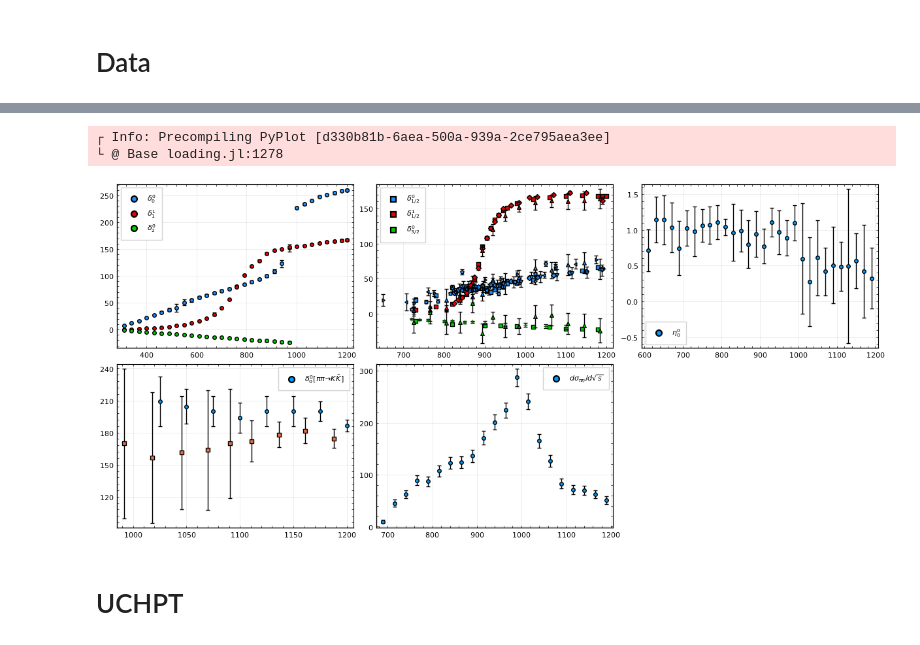
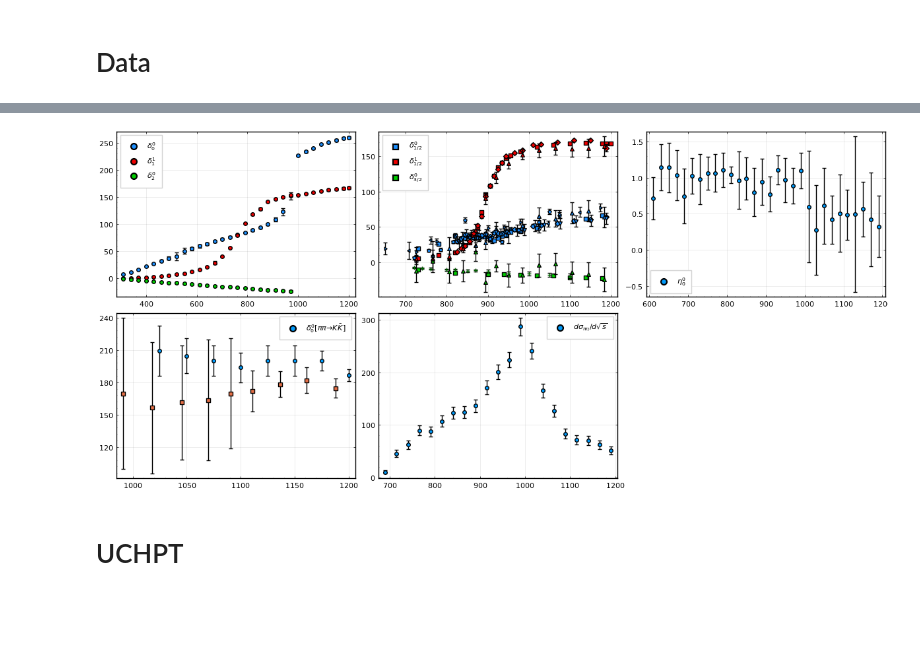
Before and after one commit to linqiu15/IAMfit, a Jupyter notebook: iamfit.ipynb, the cells around one changed output, grey strips where cells are left out. Drawn from its saved outputs; the diff is of its cells as text; code cells hidden in the pictures; blank space fills up the shorter version.

```diff
--- a/iamfit.ipynb
+++ b/iamfit.ipynb
@@ -57,16 +64,16 @@ data_GKPRY_ππ00_eta_df = DataFrame!(CSV.File("./datajl/pipikk/eta00_Roy-GKPY_P
 # join(data_GKPRY_ππ00_df, data_GKPRY_ππ11_df, data_GKPRY_ππ20_df, on = :w, makeunique=true)
 # %%
 # Cohen et al., PRD22,2595 (1980)
-data_ππkk00_Cohen_df = DataFrame!(CSV.File("./datajl/pipikk/pipikk-Cohen-PRD22_2595.dat", header = [:w, :δ, :err],
+data_ππkk00_Cohen_df = DataFrame(CSV.File("./datajl/pipikk/pipikk-Cohen-PRD22_2595.dat", header = [:w, :δ, :err],
         delim='\t', ignorerepeated=true))
 # Martin and Ozmutlu, NPB158,520 (1979); 9 points below 1.2 GeV
-data_ππkk00_Martin_df = DataFrame!(CSV.File("./datajl/pipikk/pipikk-Martin-NPB158_520.dat", header = [:w, :δ, :err],
+data_ππkk00_Martin_df = DataFrame(CSV.File("./datajl/pipikk/pipikk-Martin-NPB158_520.dat", header = [:w, :δ, :err],
         delim='\t', ignorerepeated=true));
 
 # recommended inelasticity data by Jose.
 # from Kaminski, Leniak, Rybicki, Z.Phys.C 74 (1997) 79-91, https://inspirehep.net/literature/419770
 # 30 points below 1.2 GeV
-data_ππ00_eta_Kaminski_df = DataFrame!(CSV.File("./datajl/pipikk/S0ine-Kaminski-ZPC74_79.dat",
+data_ππ00_eta_Kaminski_df = DataFrame(CSV.File("./datajl/pipikk/S0ine-Kaminski-ZPC74_79.dat",
         header = [:w, :η, :err], delim='\t', ignorerepeated=true));
 # %%
 # Armstrong et al. [WA76], Z.Phys.C 52 (1991) 389-396
@@ -77,44 +84,44 @@ const data_πη_WA76_bg = LinearInterpolation(data_πη_WA76_bg_df.w, data_πη_
 # %%
 # S-wave Kπ scattering phase shifts
 # Aston et al, NPB296, 493; 21 points below 1.2 GeV
-data_πK10_Aston_df = DataFrame!(CSV.File("./datajl/kpi/S-Aston-PhaseShift-New.dat",
+data_πK10_Aston_df = DataFrame(CSV.File("./datajl/kpi/S-Aston-PhaseShift-New.dat",
         header = [:w, :δ, :err], delim="\t", ignorerepeated=true))
 # Estabrooks et al., NPB133, 490; 19 points below 1.2 GeV
-data_πK10_Estabrooks_df = DataFrame!(CSV.File("./datajl/kpi/S-Estabrooks-PhaseShift-New.dat",
+data_πK10_Estabrooks_df = DataFrame(CSV.File("./datajl/kpi/S-Estabrooks-PhaseShift-New.dat",
         header = [:w, :δ, :err], delim='\t', ignorerepeated=true));
 # Mercer et al., NPB32, 381; 14 points below 1.2 GeV
-data_πK10_Mercer_df = DataFrame!(CSV.File("./datajl/kpi/S-Mercer-PhaseShift-NPB32_381.dat",
+data_πK10_Mercer_df = DataFrame(CSV.File("./datajl/kpi/S-Mercer-PhaseShift-NPB32_381.dat",
         header = [:w, :δ, :err]))
 # Bingham et al., NPB296, 493; 19 points below 1.2 GeV
-data_πK10_Bingham_df = DataFrame!(CSV.File("./datajl/kpi/S-Bingham-PhaseShift-NPB296_493.dat",
+data_πK10_Bingham_df = DataFrame(CSV.File("./datajl/kpi/S-Bingham-PhaseShift-NPB296_493.dat",
         header = [:w, :δ, :err]))
 # Baker et al., NPB99, 211
-data_πK10_Baker_df = DataFrame!(CSV.File("./datajl/kpi/S-Baker-PhaseShift-NPB99_211.dat",
+data_πK10_Baker_df = DataFrame(CSV.File("./datajl/kpi/S-Baker-PhaseShift-NPB99_211.dat",
         header = [:w, :δ, :err], delim=" ", ignorerepeated=true))
 # BaBar, PRD83, 072001
-data_πK10_BaBar_df = DataFrame!(CSV.File("./datajl/kpi/S-BaBar-PhaseShift_PRD83_072001.dat",
+data_πK10_BaBar_df = DataFrame(CSV.File("./datajl/kpi/S-BaBar-PhaseShift_PRD83_072001.dat",
         header = [:w, :δ, :err], delim="\t", ignorerepeated=true))
 # BES, PRD94, 032001
-data_πK10_BES_df = DataFrame!(CSV.File("./datajl/kpi/S-BES-PhaseShift_PRD94_032001.dat",
+data_πK10_BES_df = DataFrame(CSV.File("./datajl/kpi/S-BES-PhaseShift_PRD94_032001.dat",
         header = [:w, :δ, :err], delim=" ", ignorerepeated=true))
 
 # 21 points below 1.2 GeV
-data_πK11_Aston_df = DataFrame!(CSV.File("./datajl/kpi/P-Aston-NPB296_493.dat",
+data_πK11_Aston_df = DataFrame(CSV.File("./datajl/kpi/P-Aston-NPB296_493.dat",
         header = [:w, :δ, :err], delim=' ', ignorerepeated=true))
 # 23 points up to 1.2 GeV
-data_πK11_Estabrooks_df = DataFrame!(CSV.File("./datajl/kpi/P-Estabrooks-NPB133_490.dat",
+data_πK11_Estabrooks_df = DataFrame(CSV.File("./datajl/kpi/P-Estabrooks-NPB133_490.dat",
         header = [:w, :δ, :err], delim=' ', ignorerepeated=true))
 # 14 points below 1.2 GeV
-data_πK11_Mercer_df = DataFrame!(CSV.File("./datajl/kpi/P-Mercer_PhaseShift_NPB32_381.dat",
+data_πK11_Mercer_df = DataFrame(CSV.File("./datajl/kpi/P-Mercer_PhaseShift_NPB32_381.dat",
         header = [:w, :δ, :err], delim='\t', ignorerepeated=true))
 
 # 10 data points below 1.2 GeV
-data_πK30_Estabrooks_df = DataFrame!(CSV.File("./datajl/kpi/S32-Estabrooks-NPB133_490.dat",
+data_πK30_Estabrooks_df = DataFrame(CSV.File("./datajl/kpi/S32-Estabrooks-NPB133_490.dat",
         header = [:w, :δ, :err], delim=' ', ignorerepeated=true))
-data_πK30_Lingin_df = DataFrame!(CSV.File("./datajl/kpi/S32-Linglin_NPB57_64.dat",
+data_πK30_Lingin_df = DataFrame(CSV.File("./datajl/kpi/S32-Linglin_NPB57_64.dat",
         header = [:w, :δ, :err], delim='\t', ignorerepeated=true))
 # 14 points below 1.2 GeV
-data_πK30_Mercer_df = DataFrame!(CSV.File("./datajl/kpi/S32-Mercer-PhaseShift-NPB32_381.dat",
+data_πK30_Mercer_df = DataFrame(CSV.File("./datajl/kpi/S32-Mercer-PhaseShift-NPB32_381.dat",
         header = [:w, :δ, :err], delim='\t', ignorerepeated=true));
 # %%
 data_πK10_combined_df = sort(vcat(data_πK10_Aston_df, data_πK10_Estabrooks_df, data_πK10_Mercer_df, data_πK10_Bingham_df, data_πK10_Baker_df,
@@ -136,38 +143,36 @@ const data_πη = Data(data_πη_WA76_df);
 # %%
 pyplot()
 let p1, p2, p3, p4
-    p1 = @plt_data data_ππ00 label = L"\delta_{0}^0" marker = (:circle, :dodgerblue)
+    p1 = @plt_data data_ππ00 label = L"\delta_{0}^0" marker = (:circle, :dodgerblue) legend=:topleft
     @plt_data! data_ππ11 label = L"\delta_{1}^1" marker = (:circle, :red2)
     @plt_data! data_ππ20 label = L"\delta_{2}^0" marker = (:circle, :green3)
 
-    p2 = @plt_data Data(data_πK10_Estabrooks_df)[1:19] label = L"\delta_{1/2}^0" marker = (:rect, :dodgerblue)
+    p2 = @plt_data Data(data_πK10_Estabrooks_df)[1:19] label = L"\delta_{1/2}^0" marker = (:rect, :dodgerblue) legend=:topleft
     @plt_data! Data(data_πK10_Aston_df)[1:21] label = "" marker = (:diamond, :dodgerblue)
     @plt_data! Data(data_πK10_Mercer_df)[1:14] label = "" marker = (:utriangle, :dodgerblue)
     @plt_data! Data(data_πK10_Bingham_df)[1:19] label = "" marker = (:dtriangle, :dodgerblue)
     @plt_data! Data(data_πK10_Baker_df) label = "" marker = (:pentagon, :dodgerblue)
     @plt_data! Data(data_πK10_BES_df) label = "" marker = (:rtriangle, :dodgerblue)
     @plt_data! Data(data_πK10_BaBar_df) label = "" marker = (:ltriangle, :dodgerblue)
 
     @plt_data! Data(data_πK11_Estabrooks_df)[1:23] label = L"\delta_{1/2}^1" marker = (:rect, :red2)
     @plt_data! Data(data_πK11_Aston_df)[1:21] label = "" marker = (:diamond, :red2)
     @plt_data! Data(data_πK11_Mercer_df)[1:14] label = "" marker = (:utriangle, :red2)
 
     @plt_data! Data(data_πK30_Estabrooks_df)[1:10] label = L"\delta_{3/2}^0" marker = (:rect, :green3)
     @plt_data! Data(data_πK30_Mercer_df)[1:14] label="" marker = (:utriangle, :green3)
     @plt_data! Data(data_πK30_Lingin_df) label="" marker = (:+, :darkgreen ) #, stroke(:darkgreen))
 
-    p3 = @plt_data data_ππ00_eta label = L"\eta_{0}^0"
+    p3 = @plt_data data_ππ00_eta label = L"\eta_{0}^0" legend=:bottomleft
     p4 = @plt_data Data(data_ππkk00_Cohen_df) label = L"\delta_{0}^0 [\pi\pi\to K \bar K]"
     @plt_data! Data(data_ππkk00_Martin_df)[1:9] label = "" marker = :rect
 
     p5 = @plt_data data_πη label = L"d\sigma_{\pi\eta}/d\sqrt{s}"
 
     plot(p1, p2, p3, p4, p5, size=(1200,550))
 end
 # %% [output]
-┌ Info: Precompiling PyPlot [d330b81b-6aea-500a-939a-2ce795aea3ee]
-└ @ Base loading.jl:1278
-[figure, old version]
+[figure, new version]
 # %% [markdown]
 # UCHPT
 # %%
```
Also changed, not shown: parts of 63 cells of this notebook, 5 other files.
